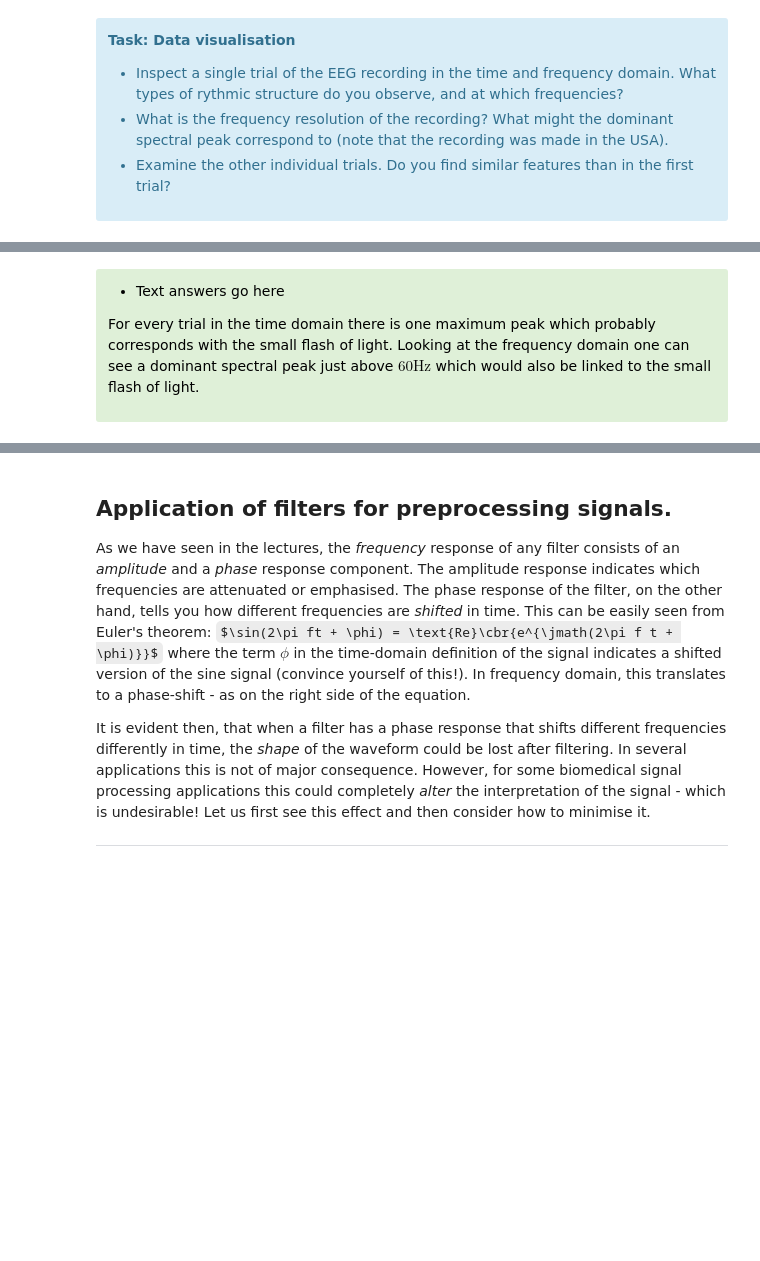
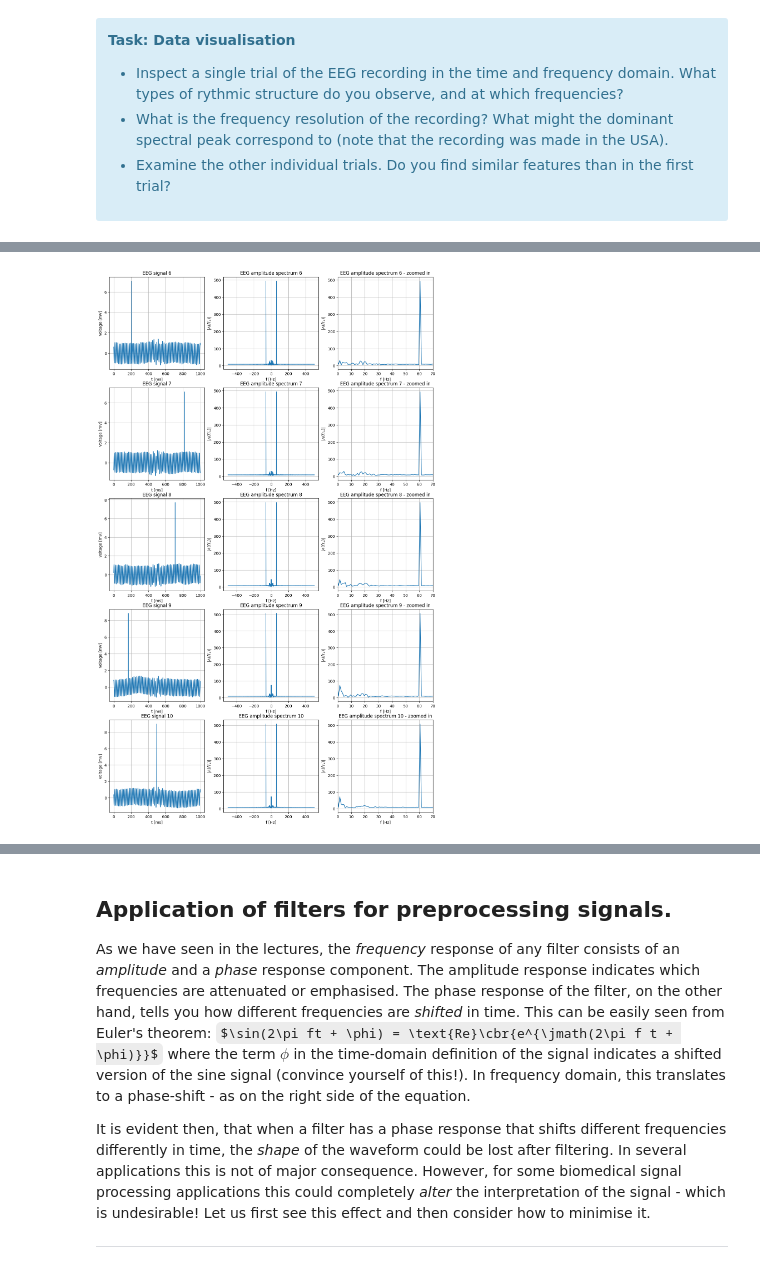
Before and after one commit to vbelpair/Ugent, a Jupyter notebook: Medical_Signal_Processing_and_Statistics/assignment_5/ex05_vincent.ipynb, the cells around one changed output, grey strips where cells are left out. Cells and saved outputs as stored; diff of their text form; code cells hidden in the pictures; some formulas as TeX source; blank space fills up the shorter version.

```diff
--- a/Medical_Signal_Processing_and_Statistics/assignment_5/ex05_vincent.ipynb
+++ b/Medical_Signal_Processing_and_Statistics/assignment_5/ex05_vincent.ipynb
@@ -228,7 +287,29 @@ for i in range(eeg.shape[0]):
-# %% [markdown]
-<div class="alert alert-success">
-<span style="color:black">
-
-* Text answers go here
-
-For every trial in the time domain there is one maximum peak which probably corresponds with the small flash of light. Looking at the frequency domain one can see a dominant spectral peak just above $60\text{Hz}$ which would also be linked to the small flash of light.
+# %%
+fig, ax = plt.subplots(nrows=eeg.shape[0]//2, ncols=3, figsize=(15,25))
+f = np.linspace(-fs/2,fs/2,1000)
+
+for i in range(eeg.shape[0]//2):
+
+    eegi = eeg[i]
+    EEGi = scipy.fft.fftshift(fft(eegi))
+
+    ax[i,0].plot(eegi)
+    ax[i,0].set_xlabel('t [ms]')
+    ax[i,0].set_ylabel('Voltage [mV]')
+    ax[i,0].set_title(f'EEG signal {i+6}')
+    ax[i,0].grid()
+
+    ax[i,1].plot(f, abs(EEGi))
+    ax[i,1].set_xlabel('f [Hz]')
+    ax[i,1].set_ylabel(r'$|A(fT_s)|$')
+    ax[i,1].set_title(f'EEG amplitude spectrum {i+6}')
+    ax[i,1].grid()
+
+    ax[i,2].plot(f, abs(EEGi))
+    ax[i,2].set_xlabel('f [Hz]')
+    ax[i,2].set_ylabel(r'$|A(fT_s)|$')
+    ax[i,2].set_title(f'EEG amplitude spectrum {i+6} - zoomed in')
+    ax[i,2].set_xlim(0,70)
+    ax[i,2].grid()
+# %% [output]
+[figure, added]
```
Also changed, not shown: parts of 34 cells of this notebook, 6 other files.
